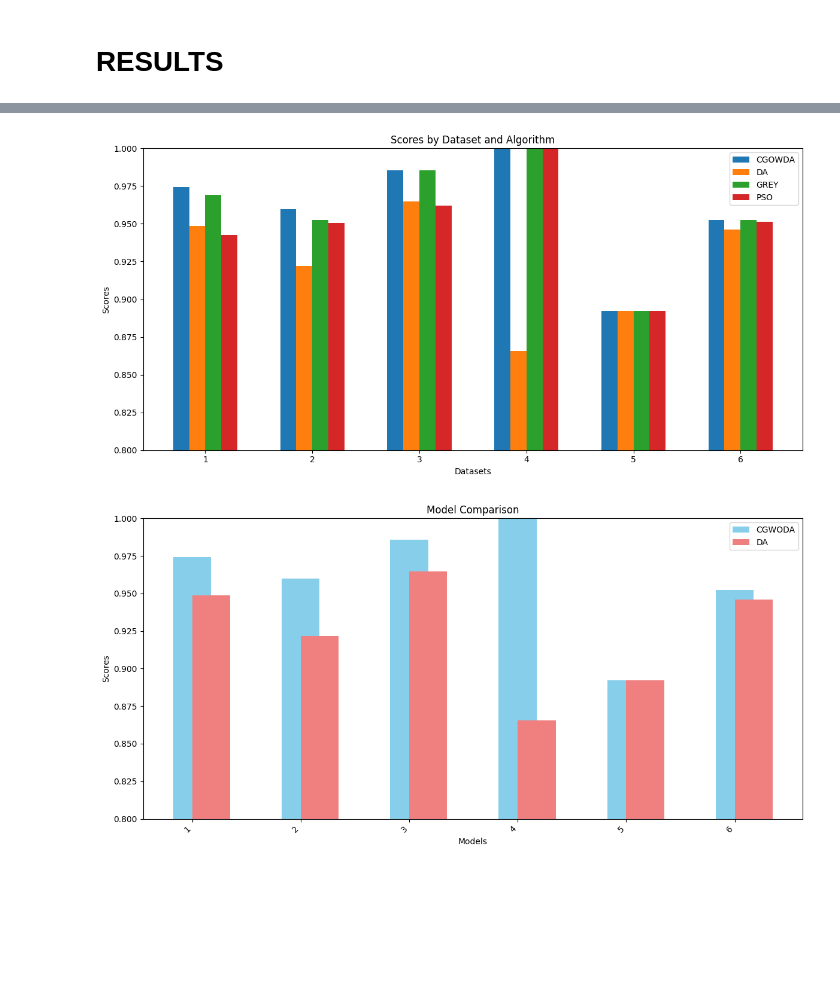
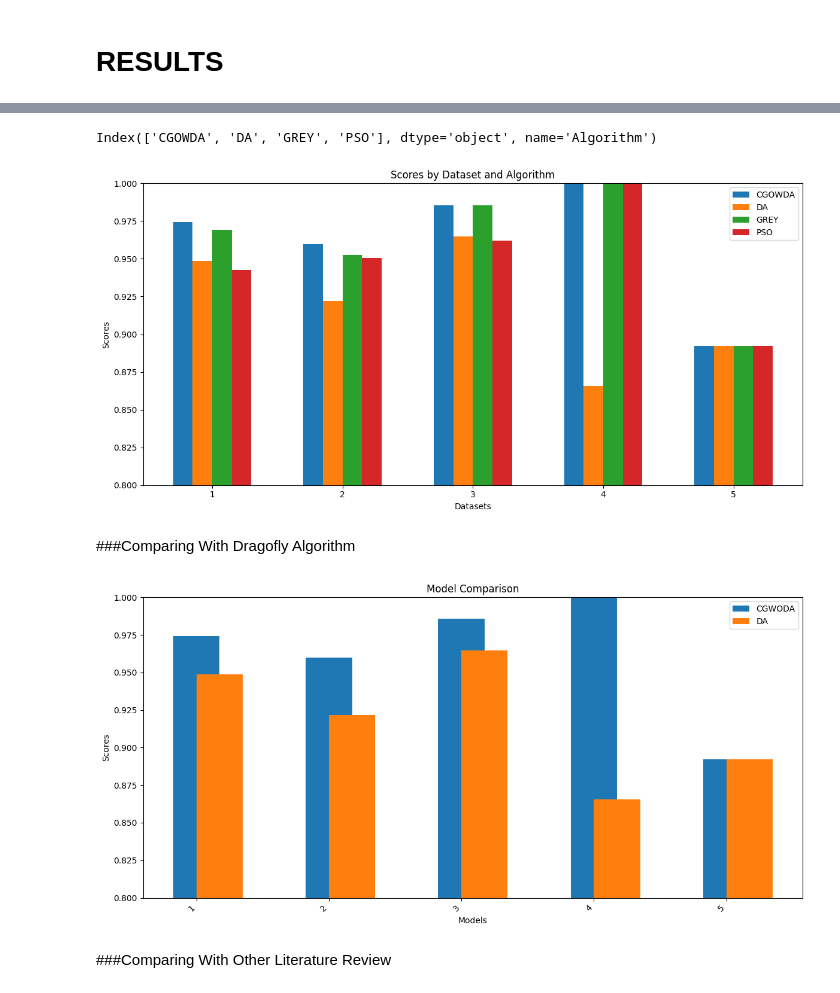
Before and after one commit to WaliBandawu/Chaotic-Greywolf-Dragonfly-Algorithm-for-feature-selection-on-Stroke-datasets, a Jupyter notebook: Final_Work_CDWA.ipynb, the cells around one changed output, grey strips where cells are left out. Cells and saved outputs as stored; diff of their text form; code cells hidden in the pictures; blank space fills up the shorter version.

```diff
--- a/Final_Work_CDWA.ipynb
+++ b/Final_Work_CDWA.ipynb
@@ -4836,7 +4836,7 @@ plt.show()
 # %%
 dataset_names = []
 
-for dataset_number in range(1, 7):
+for dataset_number in range(1, 6):
     cgwoda = f"cgwoda{dataset_number}"
     da=f"da_{dataset_number}"
     pso=f"pso{dataset_number}"
@@ -4870,6 +4852,6 @@ dataset_names
 # %%
 import pandas as pd
-method_names=['cgowda','da','pso','go','grey']
+method_names=['cgowda','da','pso','grey']
 # Create an empty DataFrame with columns as method names
 df = pd.DataFrame(columns=method_names)
 
@@ -4886,7 +4868,7 @@ def get_score_val(method, dataset_number):
         return None  # Return None if the variable or 'score_val' doesn't exist
 
 # Add rows with dataset numbers
-for dataset_number in dataset_numbers:
+for dataset_number in range(1, 6):
     row_data = {method: get_score_val(method, dataset_number) for method in method_names}
     df = df.append(row_data, ignore_index=True)
 
@@ -4937,8 +4919,8 @@ import pandas as pd
 first_row_scores_df = pd.DataFrame(columns=['Algorithm', 'Dataset', 'score_val'])
 
 # Extract the first row's score_val for each algorithm and dataset
-algorithms = ['cgowda', 'da', 'go', 'pso', 'grey']  # Assuming your DataFrame names are in lowercase
-dataset_numbers = range(1, 7)  # Assuming dataset numbers range from 1 to 6
+algorithms = ['cgowda', 'da', 'pso', 'grey']  # Assuming your DataFrame names are in lowercase
+dataset_numbers = range(1, 6)  # Assuming dataset numbers range from 1 to 5
 
 for dataset_number in dataset_numbers:
     for algorithm in algorithms:
@@ -4968,28 +4951,13 @@ pivot_df
-# %%
-pivot_df=pivot_df.drop('GO',axis=1)
+# %%
+pivot_df.columns
+# %% [output]
+Index(['CGOWDA', 'DA', 'GREY', 'PSO'], dtype='object', name='Algorithm')
 # %%
-# import pandas as pd
-# import matplotlib.pyplot as plt
-
-# # Assuming you have your data in pivot_df
-# data = {
-#     'Dataset': [1, 2, 3, 4, 5, 6],
-#     'CGOWDA': [0.974306269270298, 0.9598732840549102, 0.9856, 1.0, 0.8923076923076924, 0.9524815205913412],
-#     'DA': [0.948612538540596, 0.9218585005279832, 0.9648, 0.8656, 0.8923076923076924, 0.9461457233368532],
-#     'GO': [0.9763617677286742, 0.9651531151003168, 0.9868, 0.9992, 0.8769230769230769, 0.9609292502639916],
-#     'GREY': [0.9691675231243576, 0.9524815205913412, 0.9856, 1.0, 0.8923076923076924, 0.9524815205913412],
-#     'PSO': [0.9424460431654677, 0.9503695881731784, 0.962, 1.0, 0.8923076923076924, 0.9514255543822596]
-# }
-
-# df = pd.DataFrame(data)
-pivot_df
-# Set the figure size
-plt.figure(figsize=(12, 6))
 
 # Get dataset names and algorithm scores
 dataset_names = pivot_df.index
 algorithm_names = pivot_df.columns  # Exclude the first column (assumed to be the dataset names)
-
+plt.figure(figsize=(12, 6))
 # Define the width of the bars and the number of datasets
 bar_width = 0.15
 num_datasets = len(dataset_names)
@@ -4999,7 +4967,7 @@ ind = list(range(num_datasets))
 
 # Plot the scores for each algorithm
 for i, algorithm in enumerate(algorithm_names):
-    algorithm_scores = df[algorithm]
+    algorithm_scores = pivot_df[algorithm]
     plt.bar([x + i * bar_width for x in ind], algorithm_scores, bar_width, label=algorithm)
 
 # Add labels and title
@@ -5017,36 +4985,40 @@ plt.legend()
 plt.tight_layout()
 plt.show()
 # %% [output]
-[figure, old version]
+[figure, new version]
+# %% [markdown]
+###Comparing With Dragofly Algorithm
 # %%
-df = davrscgwda
+df = davrscgwda[:4]
 
 # Set the figure size
 plt.figure(figsize=(12, 6))
 
 # Get model names and algorithm scores
 models = pivot_df.index
 scores_cgwoda = pivot_df['CGOWDA']
 scores_da =pivot_df['DA']
 
 # Define the width of the bars
 bar_width = 0.35
 ind = range(len(models))
 
 # Plot the scores for CGWODA and DA
-plt.bar(ind, scores_cgwoda, bar_width, label='CGWODA', color='skyblue', align='center')
-plt.bar(ind, scores_da, bar_width, label='DA', color='lightcoral', align='edge')
+plt.bar(ind, scores_cgwoda, bar_width, label='CGWODA', align='center')
+plt.bar(ind, scores_da, bar_width, label='DA',  align='edge')
 
 # Add labels and title
 plt.xlabel('Models')
 plt.ylabel('Scores')
 plt.title('Model Comparison')
 plt.xticks(ind, models, rotation=45, ha='right')
 plt.ylim(0.8,1)
 plt.legend()
 
 # Show the plot
 plt.tight_layout()
 plt.show()
 # %% [output]
-[figure, old version]
+[figure, new version]
+# %% [markdown]
+###Comparing With Other Literature Review
```
Also changed, not shown: parts of 14 cells of this notebook.
